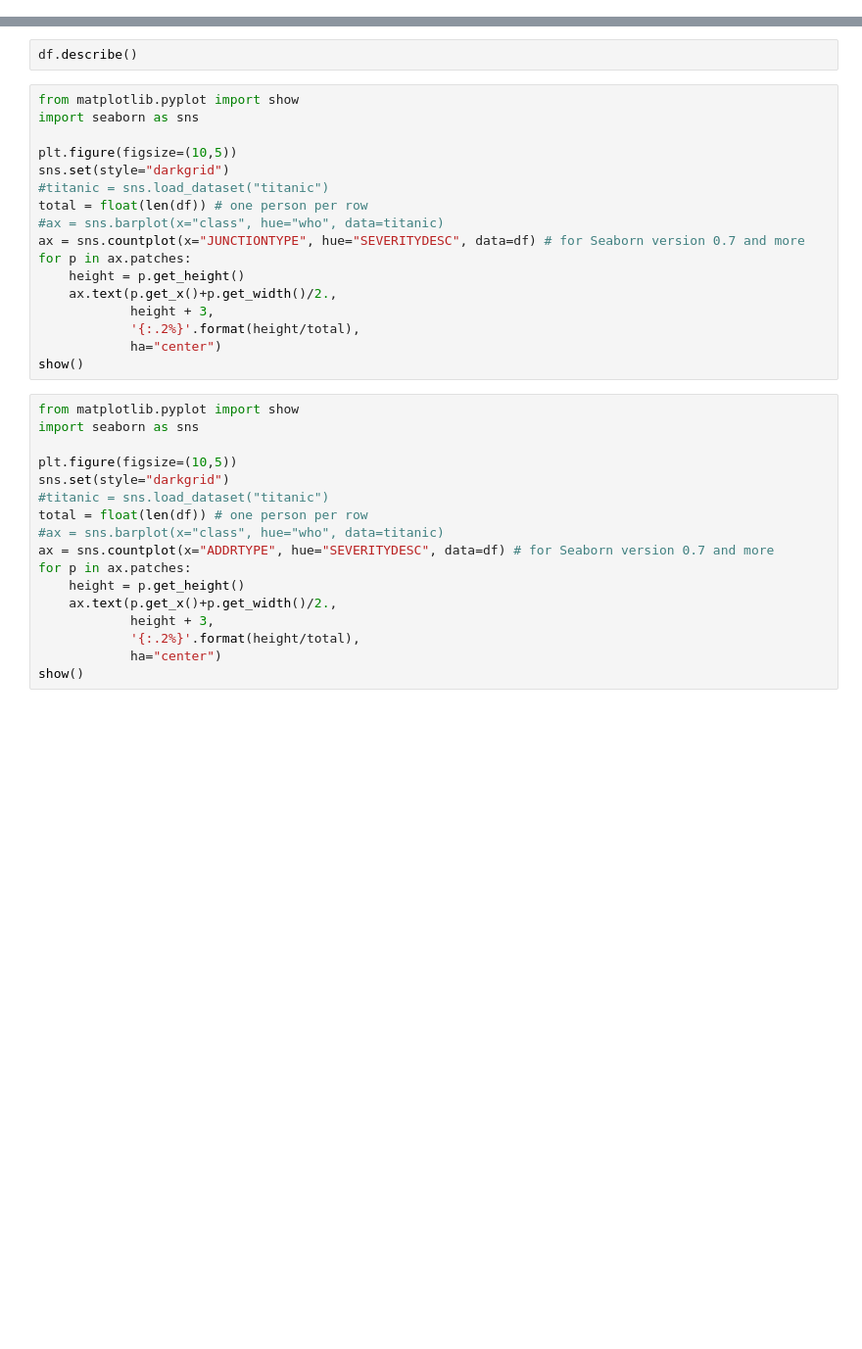
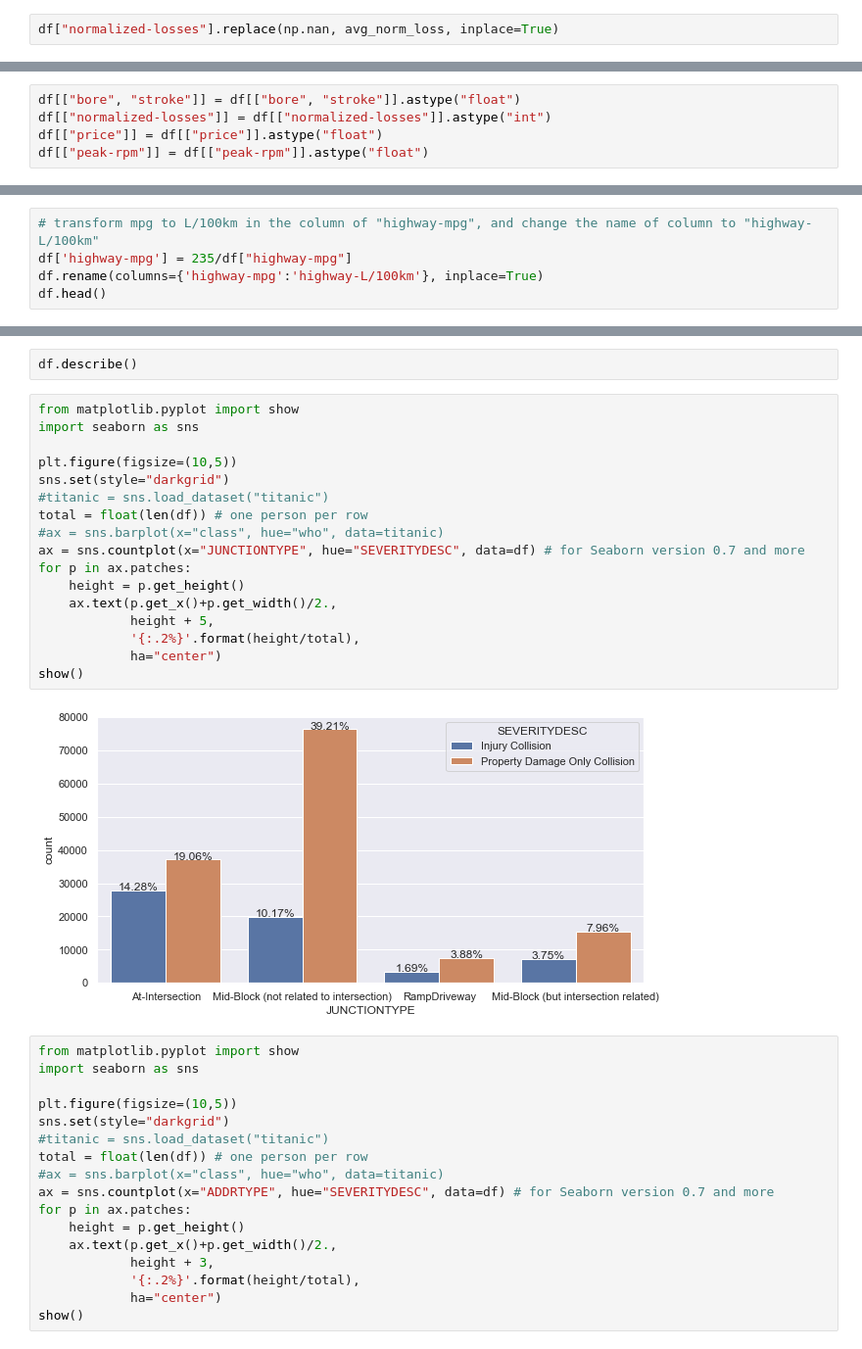
Before and after one commit to eliuqiong/Coursera_Capstone, a Jupyter notebook: Final-Project_Car_accident_severity_Qiong Liu.ipynb, the cells around one changed output, grey strips where cells are left out. Shown at 98% size. Saved outputs shown, nothing was run; the diff lists cells and outputs as text; blank space fills up the shorter version.

```diff
--- a/Final-Project_Car_accident_severity_Qiong Liu.ipynb
+++ b/Final-Project_Car_accident_severity_Qiong Liu.ipynb
@@ -108,3 +192,5 @@ df.info()
+# %%
+df["normalized-losses"].replace(np.nan, avg_norm_loss, inplace=True)
 # %% [markdown]
 #### Drop the whole row:
 # %%
@@ -132,2 +227,7 @@ df.head(5)
+# %%
+df[["bore", "stroke"]] = df[["bore", "stroke"]].astype("float")
+df[["normalized-losses"]] = df[["normalized-losses"]].astype("int")
+df[["price"]] = df[["price"]].astype("float")
+df[["peak-rpm"]] = df[["peak-rpm"]].astype("float")
 # %% [markdown]
 #### data_standardization
@@ -135,0 +234,5 @@ df.head(5)
+# %%
+# transform mpg to L/100km in the column of "highway-mpg", and change the name of column to "highway-L/100km"
+df['highway-mpg'] = 235/df["highway-mpg"]
+df.rename(columns={'highway-mpg':'highway-L/100km'}, inplace=True)
+df.head()
@@ -146,20 +335,22 @@ df.describe()
 # %%
 from matplotlib.pyplot import show
 import seaborn as sns
 
 plt.figure(figsize=(10,5))
 sns.set(style="darkgrid")
 #titanic = sns.load_dataset("titanic")
 total = float(len(df)) # one person per row
 #ax = sns.barplot(x="class", hue="who", data=titanic)
 ax = sns.countplot(x="JUNCTIONTYPE", hue="SEVERITYDESC", data=df) # for Seaborn version 0.7 and more
 for p in ax.patches:
     height = p.get_height()
     ax.text(p.get_x()+p.get_width()/2.,
-            height + 3,
+            height + 5,
             '{:.2%}'.format(height/total),
             ha="center")
 show()
+# %% [output]
+[figure, added]
 # %%
 from matplotlib.pyplot import show
 import seaborn as sns
```
Also changed, not shown: parts of 73 cells of this notebook.
